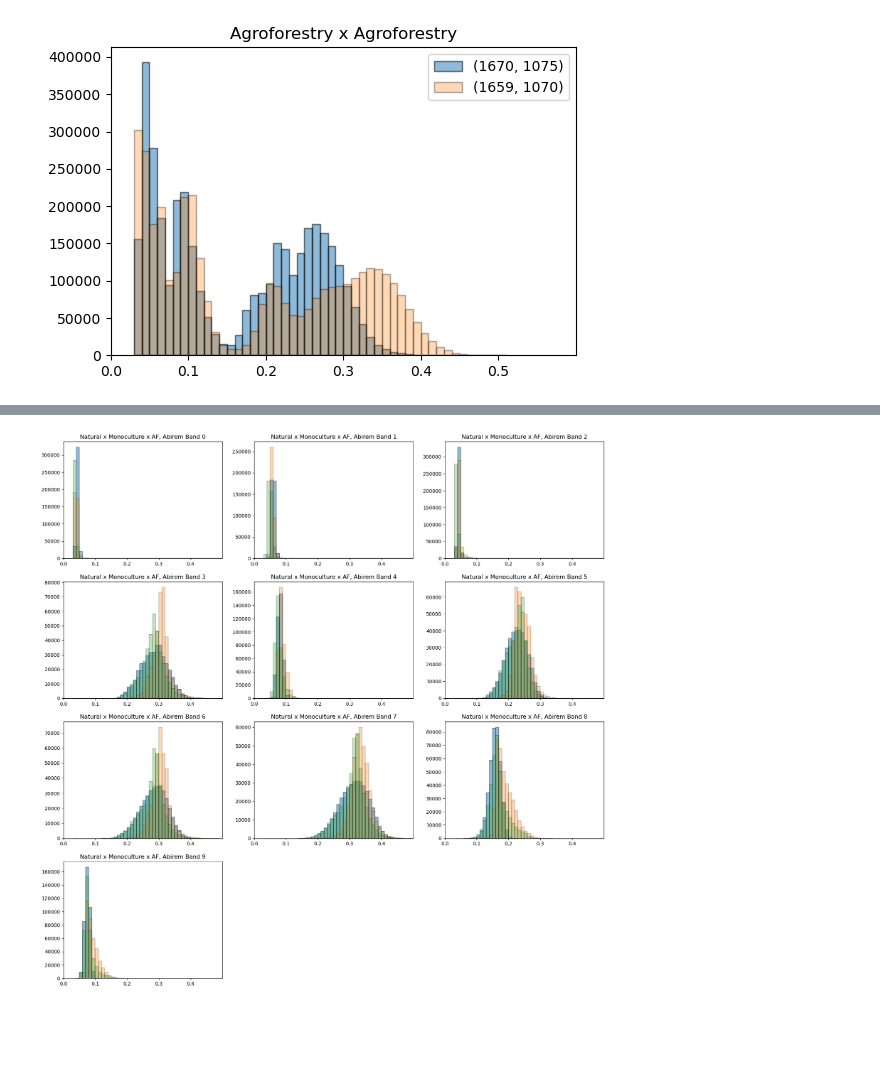
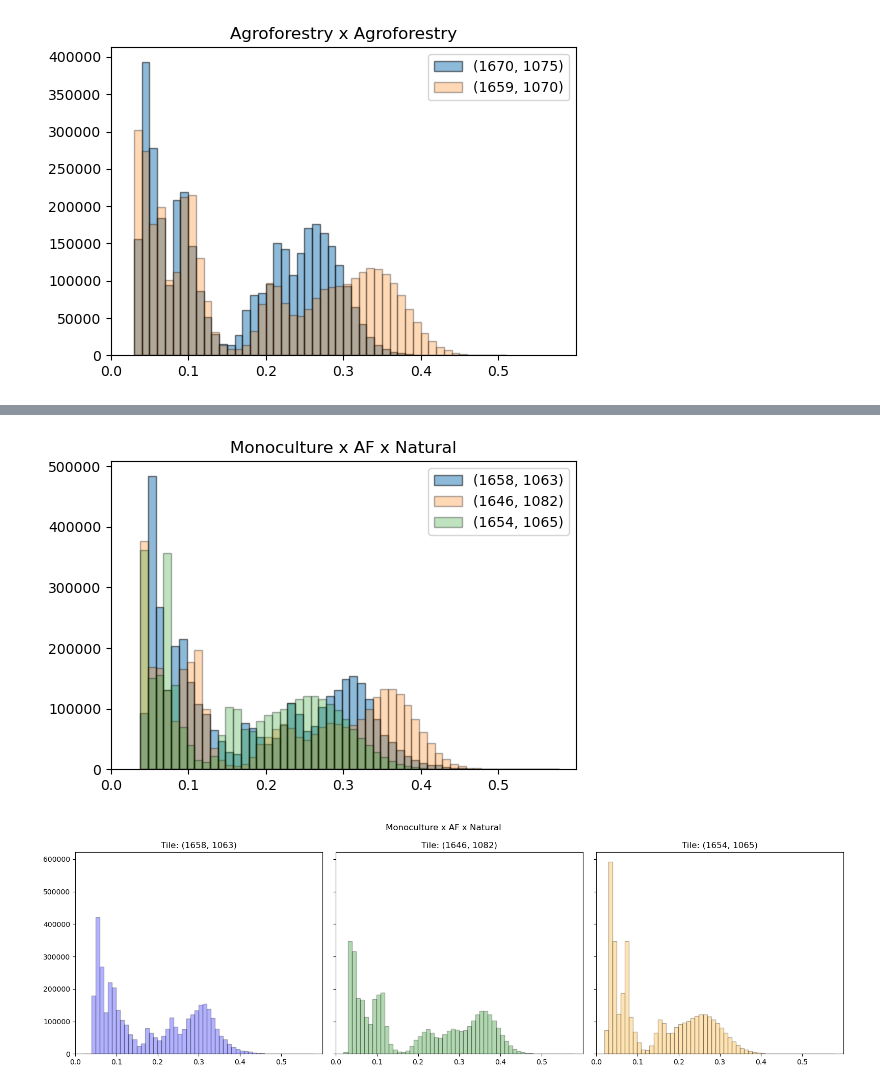
Before and after one commit to wri/plantation_classifier, a Jupyter notebook: notebooks/analyses/publication_visuals.ipynb, the cells around one changed output, grey strips where cells are left out. Saved outputs shown, nothing was run; the diff lists cells and outputs as text; code cells hidden in the pictures; blank space fills up the shorter version.

Commit message:
comparative spec sig histograms

```diff
--- a/notebooks/analyses/publication_visuals.ipynb
+++ b/notebooks/analyses/publication_visuals.ipynb
@@ -70,5 +53,3 @@ make.hist_compare_s2('ghana', (1668, 1074), (1669, 1073), 'Natural x Monoculture
 # %%
-make.hist_compare_s2_byband('ghana', (1668, 1074), (1669, 1073), 'Natural x Monoculture x AF, Abirem', (1668, 1075));
+#make.hist_compare_s2_byband('ghana', (1668, 1074), (1669, 1073), 'Natural x Monoculture x AF, Abirem', (1668, 1075));
-# %% [output]
-[figure, removed]
 # %%
@@ -75,0 +57,16 @@ make.hist_compare_s2_byband('ghana', (1668, 1074), (1669, 1073), 'Natural x Mono
+# %%
+make.hist_compare_s2('ghana',
+                     (1658, 1063), # Mono
+                     (1646, 1082), # AF
+                     'Monoculture x AF x Natural',
+                     (1654, 1065));   # Nat
+# %% [output]
+[figure, added]
+# %%
+make.hist_individual_tile('ghana',
+                     (1658, 1063),
+                     (1646, 1082),
+                     (1654, 1065),
+                     'Monoculture x AF x Natural')
+# %% [output]
+[figure, added]
```
Also changed, not shown: parts of 18 cells of this notebook.
